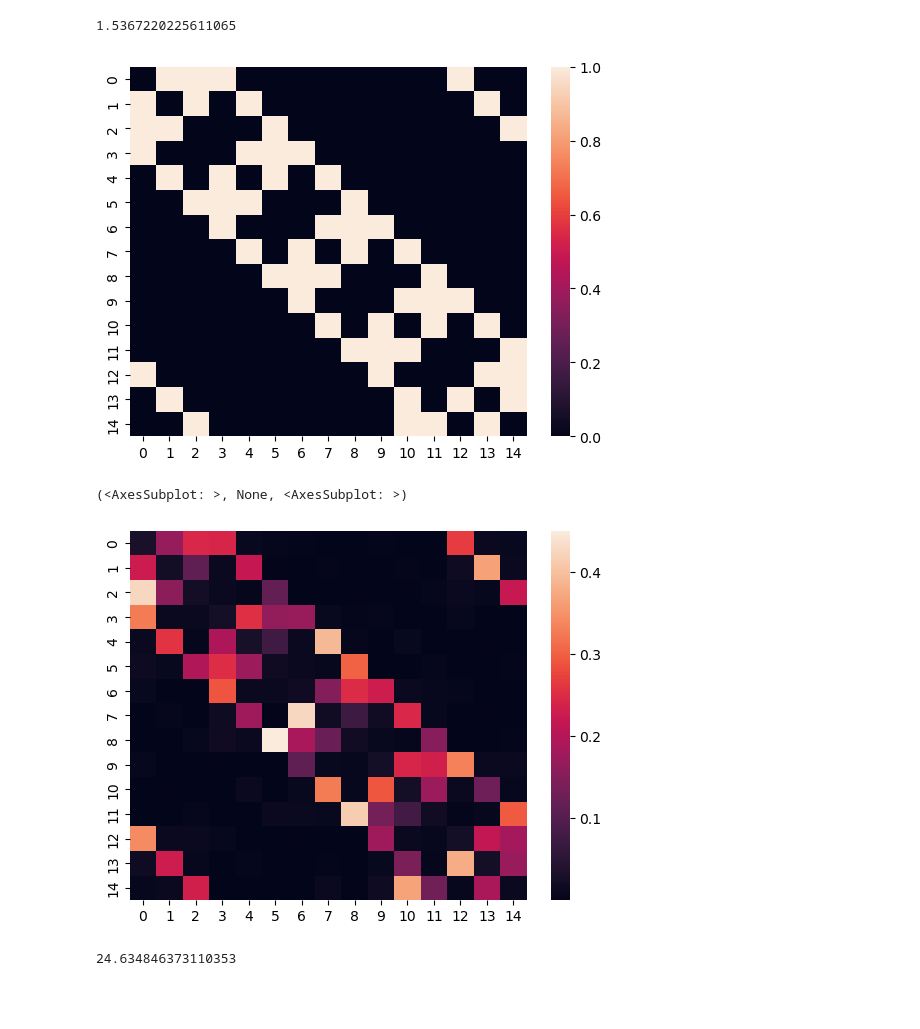
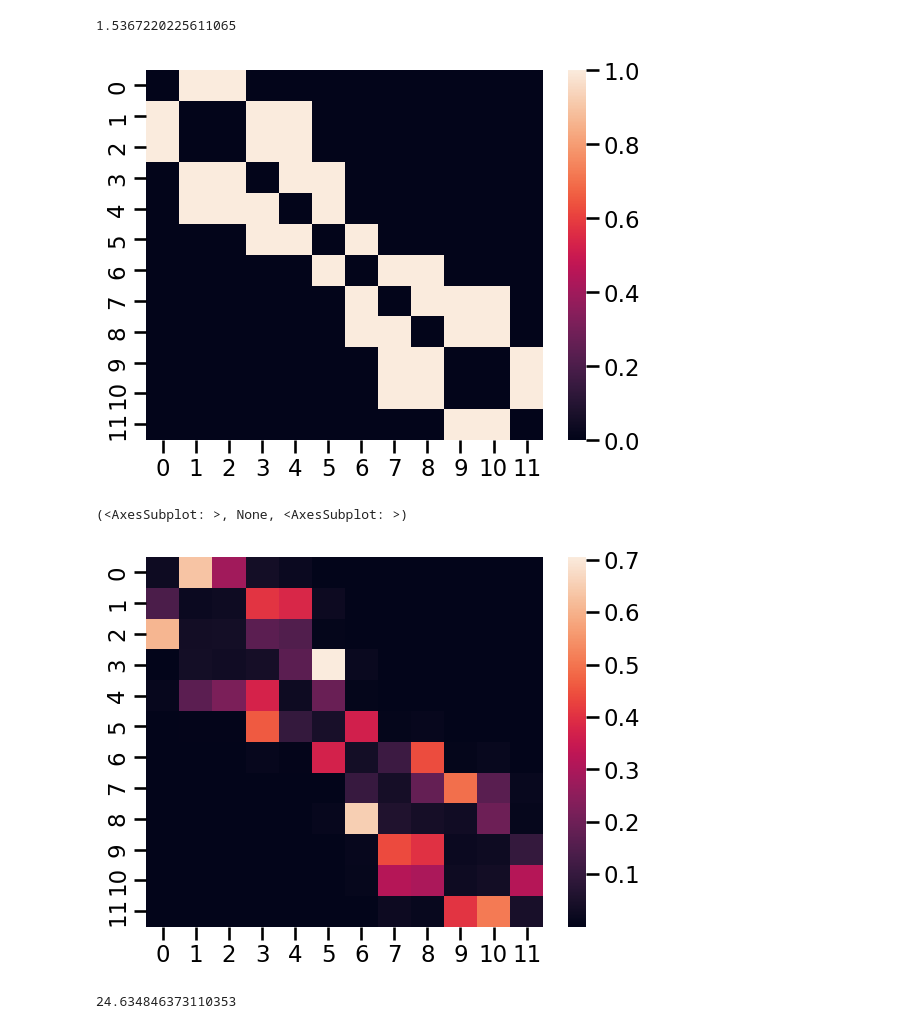
Before and after one commit to tejas-savalia/event-boundaries, a Jupyter notebook: simulations/categorization_simulation.ipynb, the cells around one changed output. Drawn from its saved outputs; the diff is of its cells as text; code cells hidden in the pictures; blank space fills up the shorter version.

Commit message:
updated plotting for remote node graph

```diff
--- a/simulations/categorization_simulation.ipynb
+++ b/simulations/categorization_simulation.ipynb
@@ -129,7 +129,7 @@ fig, ax = plt.subplots()
 def draw_SR_categories(path, cutoff_point, alpha = 0.1, gamma = 0.1, num_nodes = 15, ax = ax, plot = True):
     ax.clear()
     SR = np.random.uniform(0, 1, size=(num_nodes, num_nodes))
-    start_state = np.random.choice(np.arange(8))
+    start_state = np.random.choice(np.arange(num_nodes))
     current_state = start_state
     cmap = plt.cm.rainbow
 
@@ -152,37 +152,27 @@ def draw_SR_categories(path, cutoff_point, alpha = 0.1, gamma = 0.1, num_nodes =
 
 
     kmeans = KMeans(n_clusters=3, random_state=0, n_init="auto").fit(SR)
-#     gm = GaussianMixture(n_components=3, random_state=0, reg_covar=0.05).fit(SR)
     node_color = []
     node_transparency = []
     clusters_assigned = kmeans.predict(SR)
     centroids = kmeans.cluster_centers_
 
-#     print(distances)
-
-#     print(prob, cluster)
-#     print(prob)
-    for node in range(15):
+    for node in range(num_nodes):
         node_distance = np.linalg.norm(SR[node] - centroids, axis=1)
-
-#         node_confidences = np.exp(-node_distance / 2) / np.sum(np.exp(-node_distance / 2), axis=0)
         node_confidences = scipy.special.softmax(1/node_distance)
         node_transparency.append(node_confidences)
 
 
 
         if kmeans.labels_[node] == 0:
-#         if cluster[node] == 0:
             node_color.append('red')
         elif kmeans.labels_[node] == 1:
-#         elif cluster[node] == 1:
             node_color.append('green')
         else:
             node_color.append('blue')
 
         G.add_node(str(node))
 
-    # print(node_transparency)
 
     if plot:
         for i in range(SR.shape[0]):
@@ -193,7 +183,7 @@ def draw_SR_categories(path, cutoff_point, alpha = 0.1, gamma = 0.1, num_nodes =
         weights = [SR[int(u)][int(v)] for u,v in edges]
 
         node_pos = nx.spring_layout(G)
-        node_labels = np.arange(15).astype(str)
+        node_labels = np.arange(num_nodes).astype(str)
 
         nx.draw_networkx_nodes(G, pos=node_pos, node_color=node_transparency,  nodelist=G.nodes, ax = ax)
         nx.draw_networkx_edges(G, pos=node_pos, width=weights, ax = ax)
@@ -212,7 +202,7 @@ def draw_SR_categories(path, cutoff_point, alpha = 0.1, gamma = 0.1, num_nodes =
 # animation.save('animation.gif')
 # # plt.show()
 # %%
-path = random_walk(graph)
-SR = draw_SR_categories(path, 10000, alpha=.1, gamma=.1, plot = True)
+path = random_walk(graph_with_remote)
+SR = draw_SR_categories(path, 10000, alpha=.2, gamma=.1, plot = True, num_nodes=12)
 # plt.show()
 # %% [output]
@@ -230,11 +220,11 @@ boundary_entropy
 # %% [output]
 1.5367220225611065
 # %%
-sns.heatmap(graph_lattice), plt.show(), sns.heatmap(SR)
+sns.heatmap(graph_with_remote), plt.show(), sns.heatmap(SR)
 # %% [output]
-[figure, old version]
+[figure, new version]
 (<AxesSubplot: >, None, <AxesSubplot: >)
-[figure, old version]
+[figure, new version]
 # %%
 def compute_entropies(params):
     modular_entropy = np.zeros(100)
```
Also changed, not shown: parts of 6 cells of this notebook.
